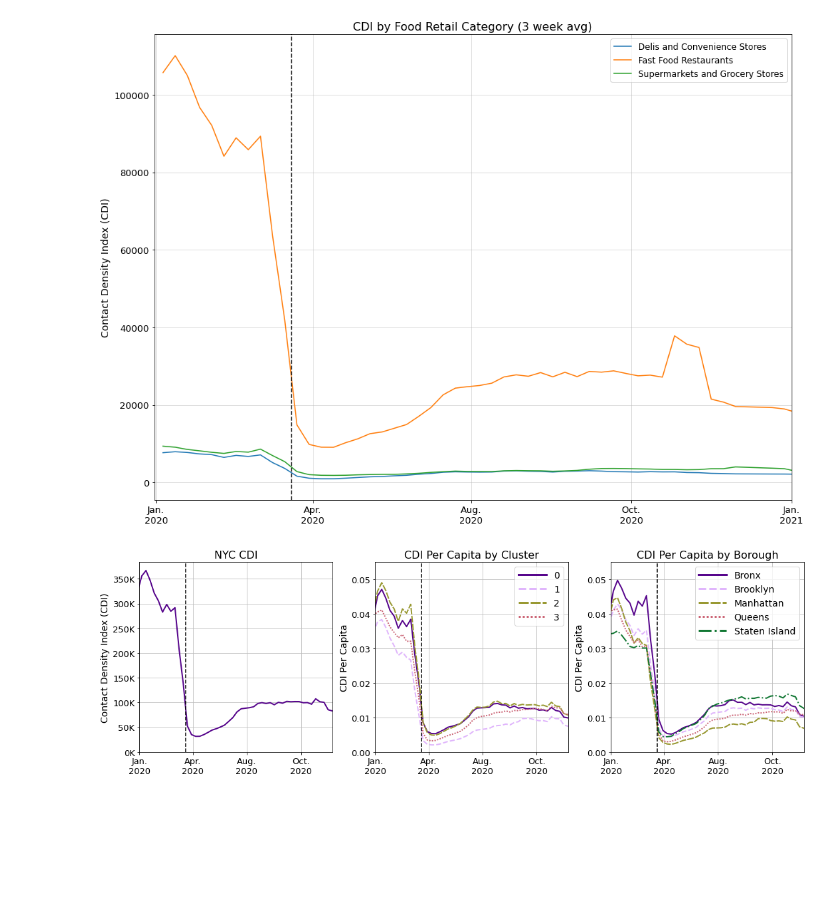
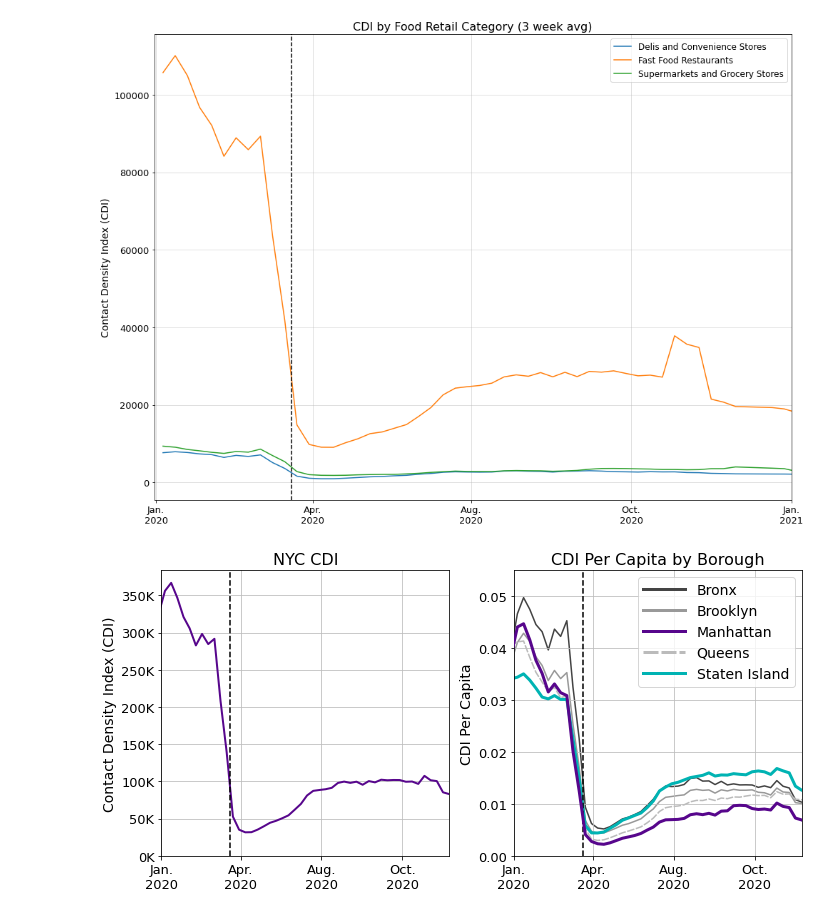
Before and after one commit to cpcarey/nyu-cusp-food-access, a Jupyter notebook: notebooks/cc0102_plot_cdi.ipynb, the cells around one changed output. Saved outputs shown, nothing was run; the diff lists cells and outputs as text; code cells hidden in the pictures; blank space fills up the shorter version.

```diff
--- a/notebooks/cc0102_plot_cdi.ipynb
+++ b/notebooks/cc0102_plot_cdi.ipynb
@@ -703,14 +703,30 @@ def millions(x, pos):
 def thousands(x, pos):
     return '%1.0fK' % (x * 1e-3)
 # %%
-fig, ax = plt.subplots(1, 3, figsize=(5 * 3, 5))
+fig, ax = plt.subplots(1, 2, figsize=(5 * 2, 5))
 
 LINE_COLORS = [
+    '#444',
+    '#999',
     COLORS[0],
-    COLORS[1],
-    COLORS[7],
-    COLORS[6],
-    COLORS[3],
+    '#bbb',
+    '#00b3b3',
+]
+
+LINE_STYLES = [
+    'solid',
+    'solid',
+    'solid',
+    (0, (5, 1)),
+    'solid',
+    'dashed',
+    (0, (5, 1)),
+    (0, (1, 1)),
+    'dashdot',
+    'solid',
+    (0, (3, 1, 1, 1, 1, 1)),
+    'dashed',
+    'dashdot',
 ]
 
 HC_COLORS = [
@@ -731,18 +747,18 @@ ax[0].set_title('NYC CDI', fontsize=FONT_SIZE_TITLE)
 ax[0].set_ylabel('Contact Density Index (CDI)', fontsize=FONT_SIZE_AXIS)
 
 # PLOT CLUSTER
-cdi_2020_cluster_df = cdi_cluster_df[cdi_cluster_df['date_range_start'] >= datetime.datetime(2019, 12, 30, tzinfo=pytz.timezone('US/Eastern'))]
-k = 0
-for key, group in cdi_2020_cluster_df.groupby(by=['cluster']):
-    ax[1].plot(group['date_range_start'], group['cdi_per_capita'], label=key, color=LINE_COLORS[k], linestyle=LINE_STYLES[k], linewidth=2)
-    k += 1
-ax[1].set_title('CDI Per Capita by Cluster', fontsize=FONT_SIZE_TITLE)
-ax[1].set_ylabel('CDI Per Capita', fontsize=FONT_SIZE_AXIS)
-legend = ax[1].legend(
-                    fontsize=FONT_SIZE_LEGEND,
-                    handlelength=3)
-for handle in legend.legendHandles:
-    handle.set_linewidth(3)
+#cdi_2020_cluster_df = cdi_cluster_df[cdi_cluster_df['date_range_start'] >= datetime.datetime(2019, 12, 30, tzinfo=pytz.timezone('US/Eastern'))]
+#k = 0
+#for key, group in cdi_2020_cluster_df.groupby(by=['cluster']):
+#    ax[1].plot(group['date_range_start'], group['cdi_per_capita'], label=key, color=LINE_COLORS[k], linestyle=LINE_STYLES[k], linewidth=2)
+#    k += 1
+#ax[1].set_title('CDI Per Capita by Cluster', fontsize=FONT_SIZE_TITLE)
+#ax[1].set_ylabel('CDI Per Capita', fontsize=FONT_SIZE_AXIS)
+#legend = ax[1].legend(
+#                    fontsize=FONT_SIZE_LEGEND,
+#                    handlelength=3)
+#for handle in legend.legendHandles:
+#    handle.set_linewidth(3)
 
 # PLOT BOROUGH
 BOROUGHS = [
@@ -755,11 +771,18 @@ BOROUGHS = [
 cdi_2020_borough_df = cdi_borough_df[cdi_borough_df['date_range_start'] >= datetime.datetime(2019, 12, 30, tzinfo=pytz.timezone('US/Eastern'))]
 k = 0
 for key, group in cdi_2020_borough_df.groupby(by=['borough']):
-    ax[2].plot(group['date_range_start'], group['cdi_per_capita'], label=BOROUGHS[k], color=LINE_COLORS[k], linestyle=LINE_STYLES[k], linewidth=2)
+
+    if k == 2:
+        ax[1].plot(group['date_range_start'], group['cdi_per_capita'], label=BOROUGHS[k], color=LINE_COLORS[k], linestyle=LINE_STYLES[k], linewidth=3, zorder=3)
+    elif k == 4:
+        ax[1].plot(group['date_range_start'], group['cdi_per_capita'], label=BOROUGHS[k], color=LINE_COLORS[k], linestyle=LINE_STYLES[k], linewidth=3, zorder=2)
+    else:
+        ax[1].plot(group['date_range_start'], group['cdi_per_capita'], label=BOROUGHS[k], color=LINE_COLORS[k], linestyle=LINE_STYLES[k], linewidth=1.5, zorder=1)
+
     k += 1
-ax[2].set_title('CDI Per Capita by Borough', fontsize=FONT_SIZE_TITLE)
-ax[2].set_ylabel('CDI Per Capita', fontsize=FONT_SIZE_AXIS)
-legend = ax[2].legend(
+ax[1].set_title('CDI Per Capita by Borough', fontsize=FONT_SIZE_TITLE)
+ax[1].set_ylabel('CDI Per Capita', fontsize=FONT_SIZE_AXIS)
+legend = ax[1].legend(
                     fontsize=FONT_SIZE_LEGEND,
                     handlelength=3)
 for handle in legend.legendHandles:
@@ -769,34 +792,34 @@ k_formatter = FuncFormatter(thousands)
 
 ax[0].yaxis.set_major_formatter(k_formatter)
 
-for i in range(3):
+for i in range(2):
     ax[i].set_ylim(ymin=0)
     ax[i].tick_params(axis='x', labelsize=FONT_SIZE_TICKS)
     ax[i].tick_params(axis='y', labelsize=FONT_SIZE_TICKS)
     ax[i].axvline(datetime.datetime(2020, 3, 20), linestyle='--', color='#000')
     ax[i].grid(color='#bdbdbd')
 
     ax[i].set_xlim([
         datetime.datetime(2020, 1, 2, 0, 0, tzinfo=tzinfo),
         DATE_END_PLOT])
     ax[i].xaxis.set_ticks([
         datetime.datetime(2020, 1, 2, 0, 0, tzinfo=tzinfo),
         datetime.datetime(2020, 4, 1, 0, 0, tzinfo=tzinfo),
         datetime.datetime(2020, 7, 1, 0, 0, tzinfo=tzinfo),
         datetime.datetime(2020, 10, 1, 0, 0, tzinfo=tzinfo),
     ])
     ax[i].tick_params(axis='y', labelsize=FONT_SIZE_TICKS)
     ax[i].xaxis.set_ticklabels([
         'Jan.\n2020',
         'Apr.\n2020',
         'Aug.\n2020',
         'Oct.\n2020',
     ],
                              fontsize=FONT_SIZE_TICKS)
 
 ax[1].set_ylim([0, 0.055])
-ax[2].set_ylim([0, 0.055])
+#ax[2].set_ylim([0, 0.055])
 plt.tight_layout()
 plt.show()
 # %% [output]
-[figure, old version]
+[figure, new version]
```
Also changed, not shown: 3 other files.
